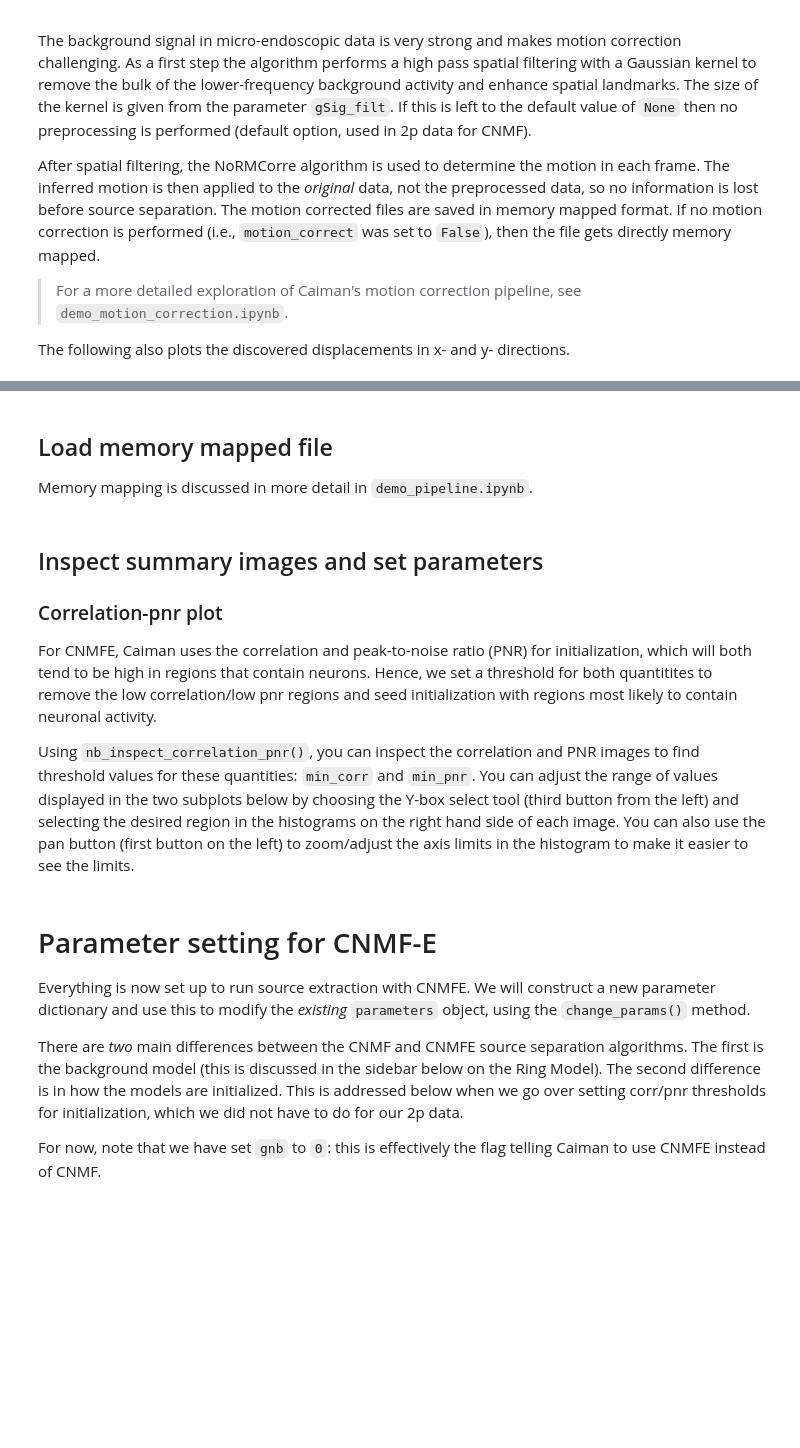
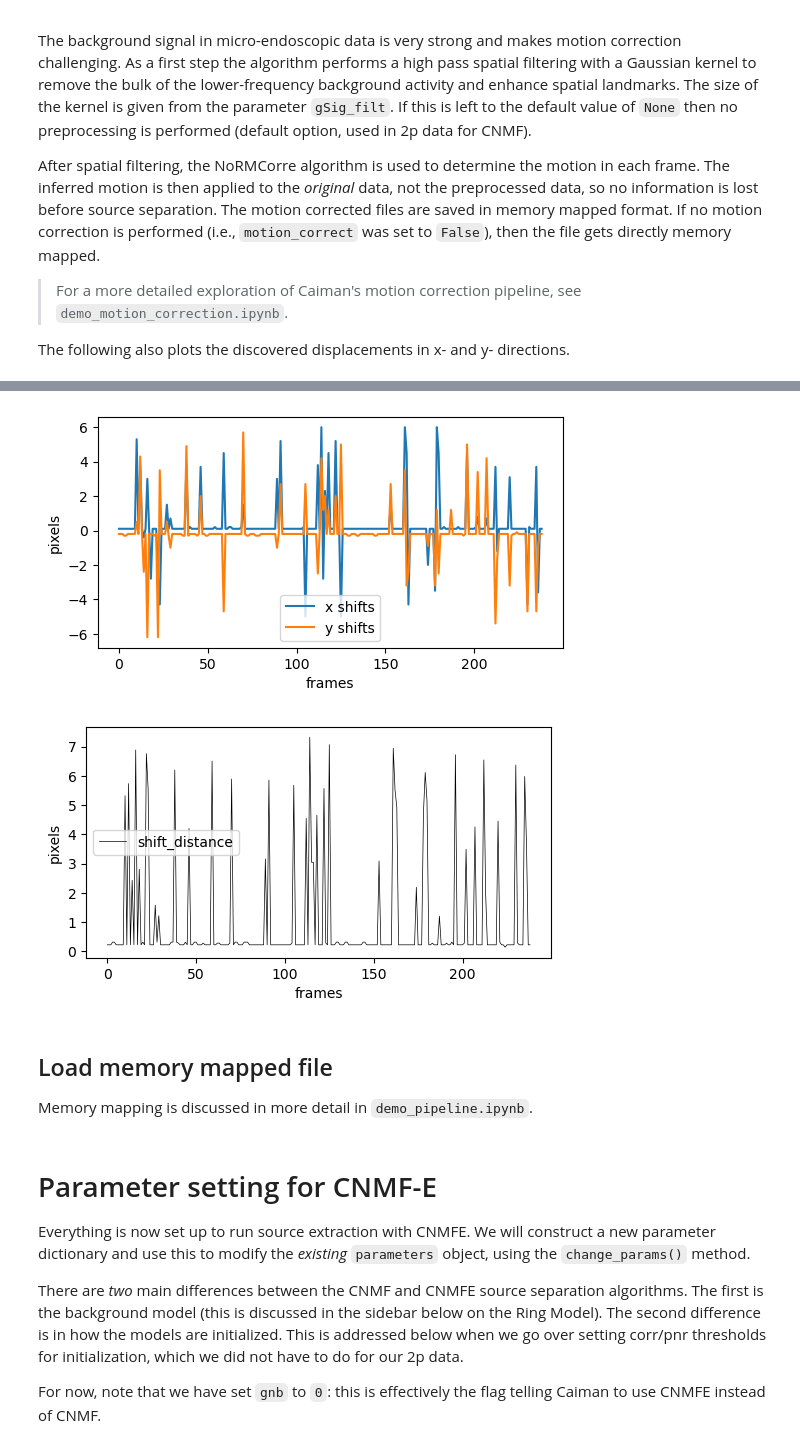
Before and after one commit to suliho/caiman-binder, a Jupyter notebook: CaImAn_Pipeline.ipynb, the cells around one changed output, grey strips where cells are left out. Cells and saved outputs as stored; diff of their text form; code cells hidden in the pictures; blank space fills up the shorter version.

```diff
--- a/CaImAn_Pipeline.ipynb
+++ b/CaImAn_Pipeline.ipynb
@@ -117,3 +84,9 @@ def highlight(ax, colors, onsets, durations):
+# %%
+# you have to change this!!!
+movie_path = ['Neuron.tif'] # multiple tif files can be processed
+import os
+output_path = "result"  # or use "output" if that's your convention
+os.makedirs(output_path, exist_ok=True)
 # %% [markdown]
 # Set up multicore processing
 To enable parallel computing we will enable multiple CPUs for processing. The resulting `cluster` variable contains the pool of processors (CPUs) that will be used in later steps. If you use `dview=cluster` in later steps, then parallel processing will be used. If you use `dview=None` then no parallel processing will be used. The `num_processors_to_use` variable determines how many CPU cores you will use (when set to `None` it goes to the default of one less than the number available):
@@ -238,30 +228,31 @@ else:  # if no motion correction just memory map the file
 # %%
 %matplotlib inline
 
 # plot shifts
 plt.plot(mot_correct.shifts_rig)
 plt.legend(['x shifts', 'y shifts'])
 plt.xlabel('frames')
 plt.ylabel('pixels')
 plt.gcf().set_size_inches(6,3)
-highlight(plt, colors, [[i * frate for i in onset] for onset in onsets], [[i * frate for i in duration] for duration in durations])
 
 plt.savefig(f"{output_path}/motion_shifts.png")
 plt.show()
 shift_distance = []
 for rig in mot_correct.shifts_rig:
     shift_distance.append(np.sqrt(np.power(rig[0],2)+np.power(rig[1],2)))
 plt.clf()
 
 # plot distance of shifts
 plt.plot(shift_distance, color = 'black', linewidth = 0.5)
 plt.legend(['shift_distance'])
 plt.xlabel('frames')
 plt.ylabel('pixels')
 plt.gcf().set_size_inches(6,3)
-highlight(plt, colors, [[i * frate for i in onset] for onset in onsets], [[i * frate for i in duration] for duration in durations])
 plt.savefig(f"{output_path}/motion_distance.png")
 plt.show()
+# %% [output]
+[figure, added]
+[figure, added]
 # %% [markdown]
 ## Load memory mapped file
 Memory mapping is discussed in more detail in `demo_pipeline.ipynb`.
@@ -275,9 +266,3 @@ from skimage import io
 
 mot_corrected = np.array(images)
 io.imsave(os.path.join(output_path, "motion_corrected_movie.tif"), mot_corrected)
-# %% [markdown]
-## Inspect summary images and set parameters
-### Correlation-pnr plot
-For CNMFE, Caiman uses the correlation and peak-to-noise ratio (PNR) for initialization, which will both tend to be high in regions that contain neurons. Hence, we set a threshold for both quantitites to remove the low correlation/low pnr regions and seed initialization with regions most likely to contain neuronal activity.
-
-Using `nb_inspect_correlation_pnr()`, you can inspect the correlation and PNR images to find threshold values for these quantities: `min_corr` and `min_pnr`. You can adjust the range of values displayed in the two subplots below by choosing the Y-box select tool (third button from the left) and selecting the desired region in the histograms on the right hand side of each image. You can also use the pan button (first button on the left) to zoom/adjust the axis limits in the histogram to make it easier to see the limits.
```
Also changed, not shown: parts of 10 cells of this notebook.
